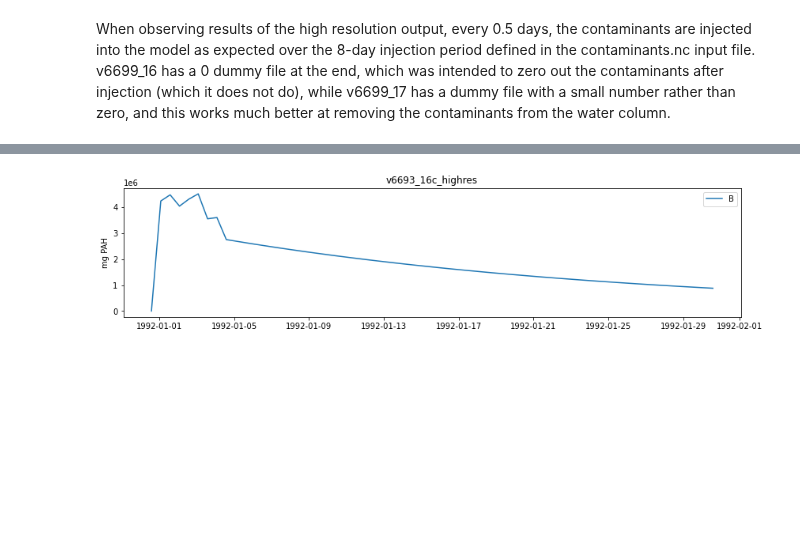
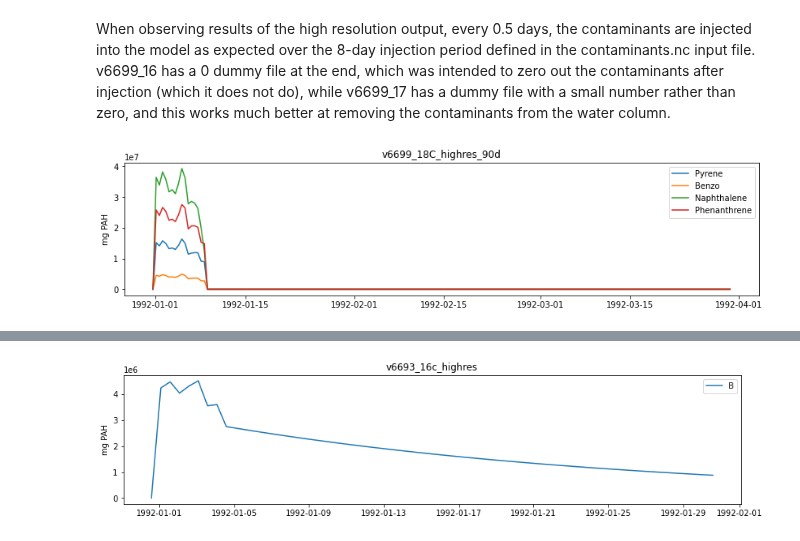
Before and after one commit to SS-Atlantis/analysis-raisha, a Jupyter notebook: notebooks/SSAM-contam-highres.ipynb, the cells around one changed output, grey strips where cells are left out. Drawn from its saved outputs; the diff is of its cells as text; code cells hidden in the pictures; blank space fills up the shorter version.

```diff
--- a/notebooks/SSAM-contam-highres.ipynb
+++ b/notebooks/SSAM-contam-highres.ipynb
@@ -434,3 +436,7 @@ for scenario, label in zip(scenarios, labels):
 [figure]
 # %% [markdown]
 When observing results of the high resolution output, every 0.5 days, the contaminants are injected into the model as expected over the 8-day injection period defined in the contaminants.nc input file. v6699_16 has a 0 dummy file at the end, which was intended to zero out the contaminants after injection (which it does not do), while v6699_17 has a dummy file with a small number rather than zero, and this works much better at removing the contaminants from the water column.
+# %%
+plot_pah(test3, time, label=test3_name)
+# %% [output]
+[figure, added]
```
Also changed, not shown: parts of 23 cells of this notebook.
